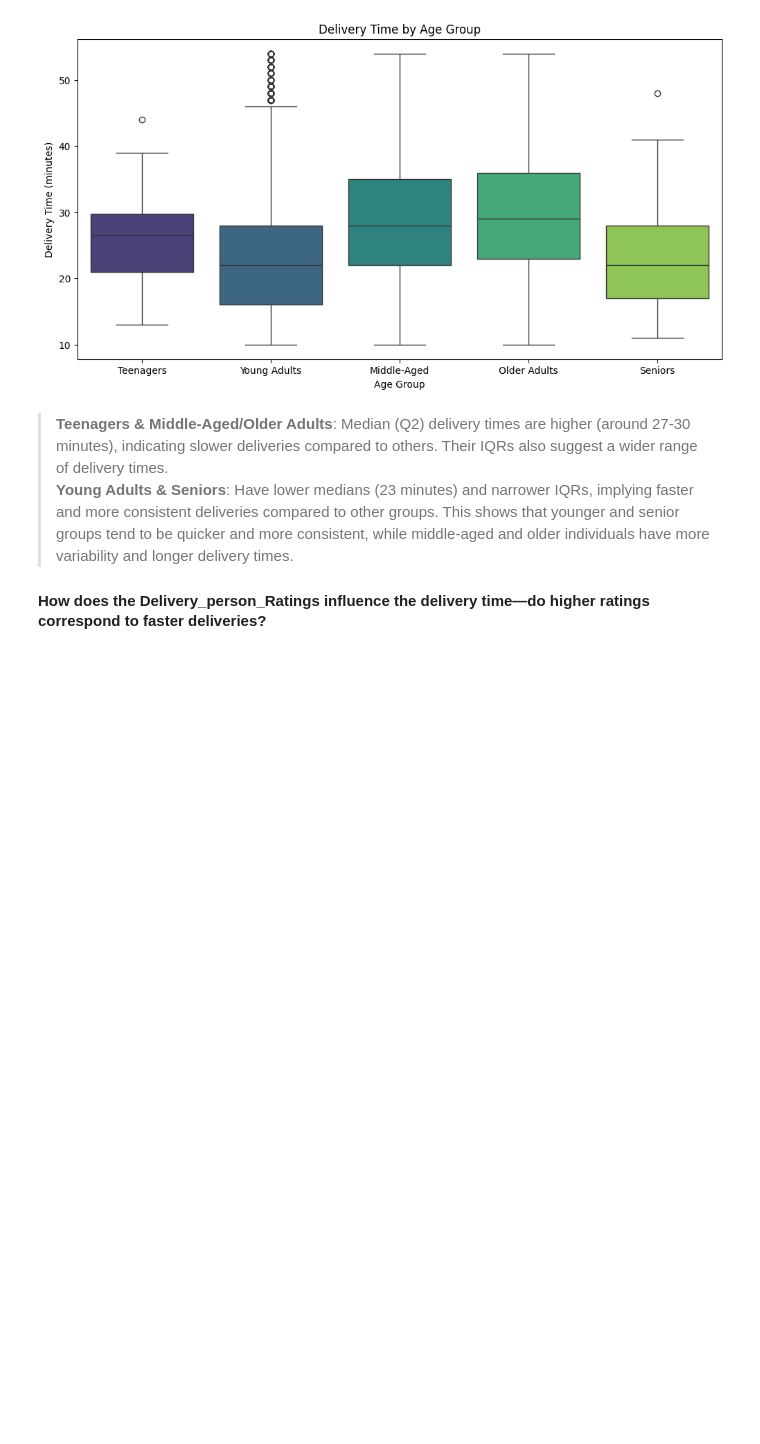
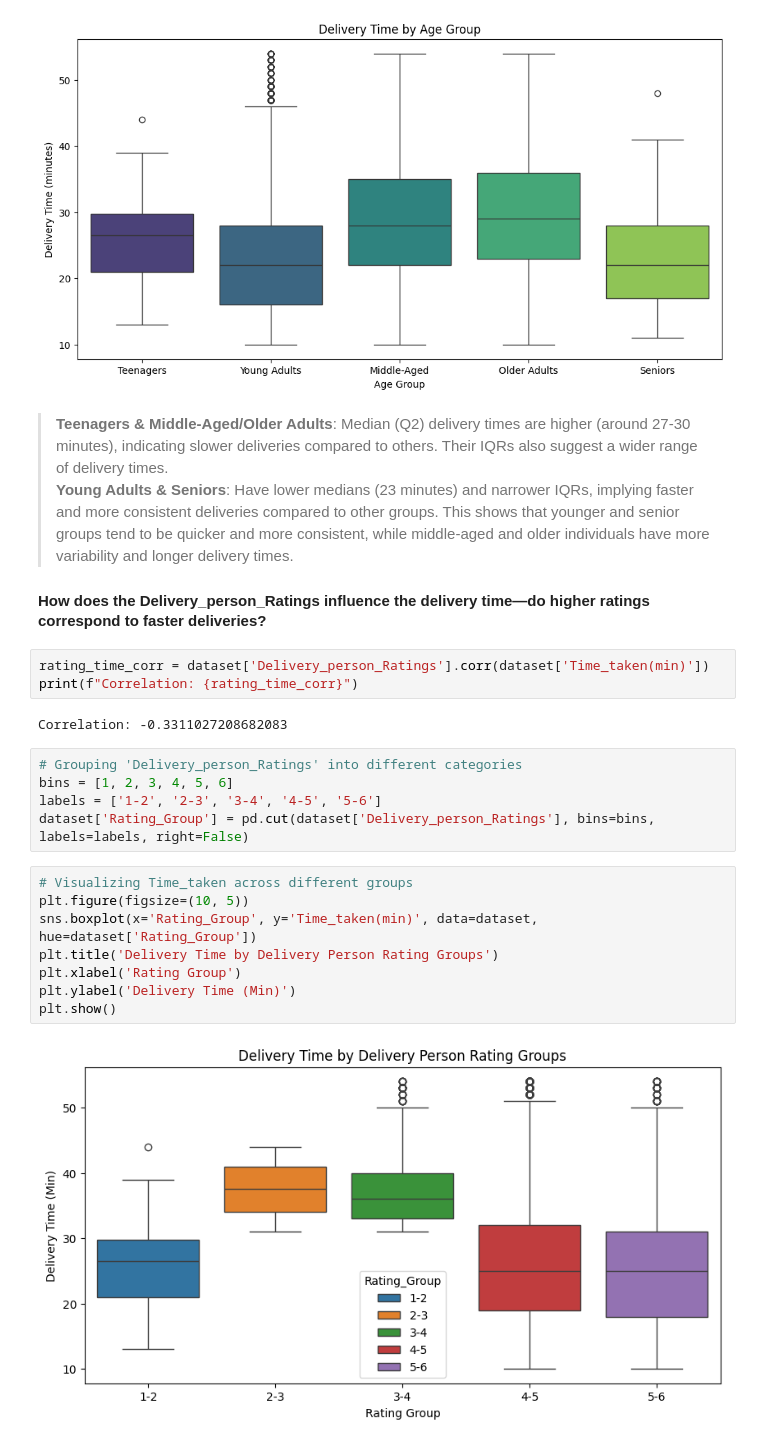
Before and after one commit to Darknight47/Data-Science-Projects-03, a Jupyter notebook: Food_Delivery_Time_Prediction.ipynb, the cells around one changed output. Drawn from its saved outputs; the diff is of its cells as text; blank space fills up the shorter version.

Commit message:
Delivery rating and delivery time

```diff
--- a/Food_Delivery_Time_Prediction.ipynb
+++ b/Food_Delivery_Time_Prediction.ipynb
@@ -211,3 +211,23 @@ plt.show()
 **Young Adults & Seniors**: Have lower medians (23 minutes) and narrower IQRs, implying faster and more consistent deliveries compared to other groups. This shows that younger and senior groups tend to be quicker and more consistent, while middle-aged and older individuals have more variability and longer delivery times.
 
 #### How does the Delivery_person_Ratings influence the delivery time—do higher ratings correspond to faster deliveries?
+# %%
+rating_time_corr = dataset['Delivery_person_Ratings'].corr(dataset['Time_taken(min)'])
+print(f"Correlation: {rating_time_corr}")
+# %% [output]
+Correlation: -0.3311027208682083
+# %%
+# Grouping 'Delivery_person_Ratings' into different categories
+bins = [1, 2, 3, 4, 5, 6]
+labels = ['1-2', '2-3', '3-4', '4-5', '5-6']
+dataset['Rating_Group'] = pd.cut(dataset['Delivery_person_Ratings'], bins=bins, labels=labels, right=False)
+# %%
+# Visualizing Time_taken across different groups
+plt.figure(figsize=(10, 5))
+sns.boxplot(x='Rating_Group', y='Time_taken(min)', data=dataset, hue=dataset['Rating_Group'])
+plt.title('Delivery Time by Delivery Person Rating Groups')
+plt.xlabel('Rating Group')
+plt.ylabel('Delivery Time (Min)')
+plt.show()
+# %% [output]
+[figure, added]
```
Also changed, not shown: parts of 1 cell of this notebook.
